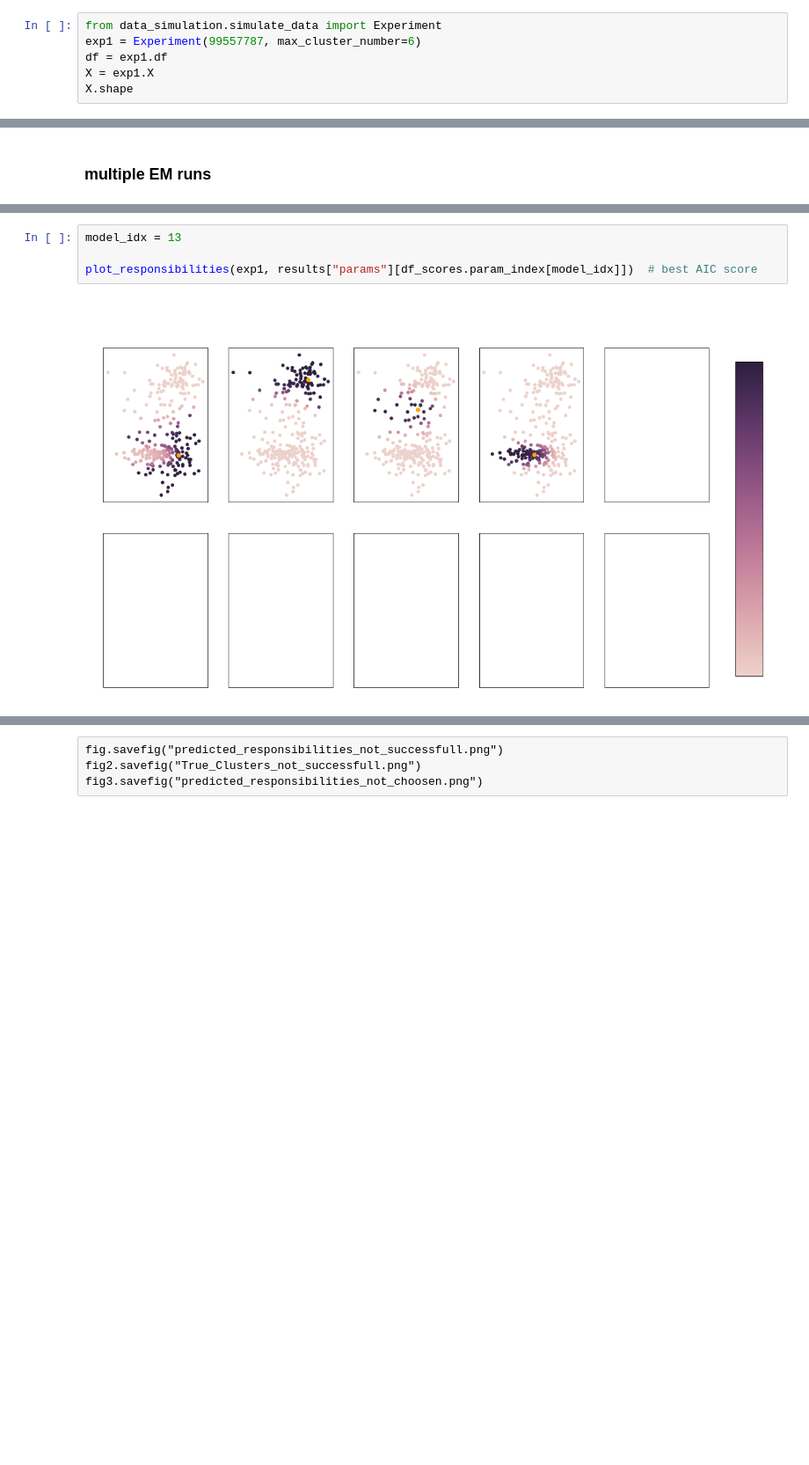
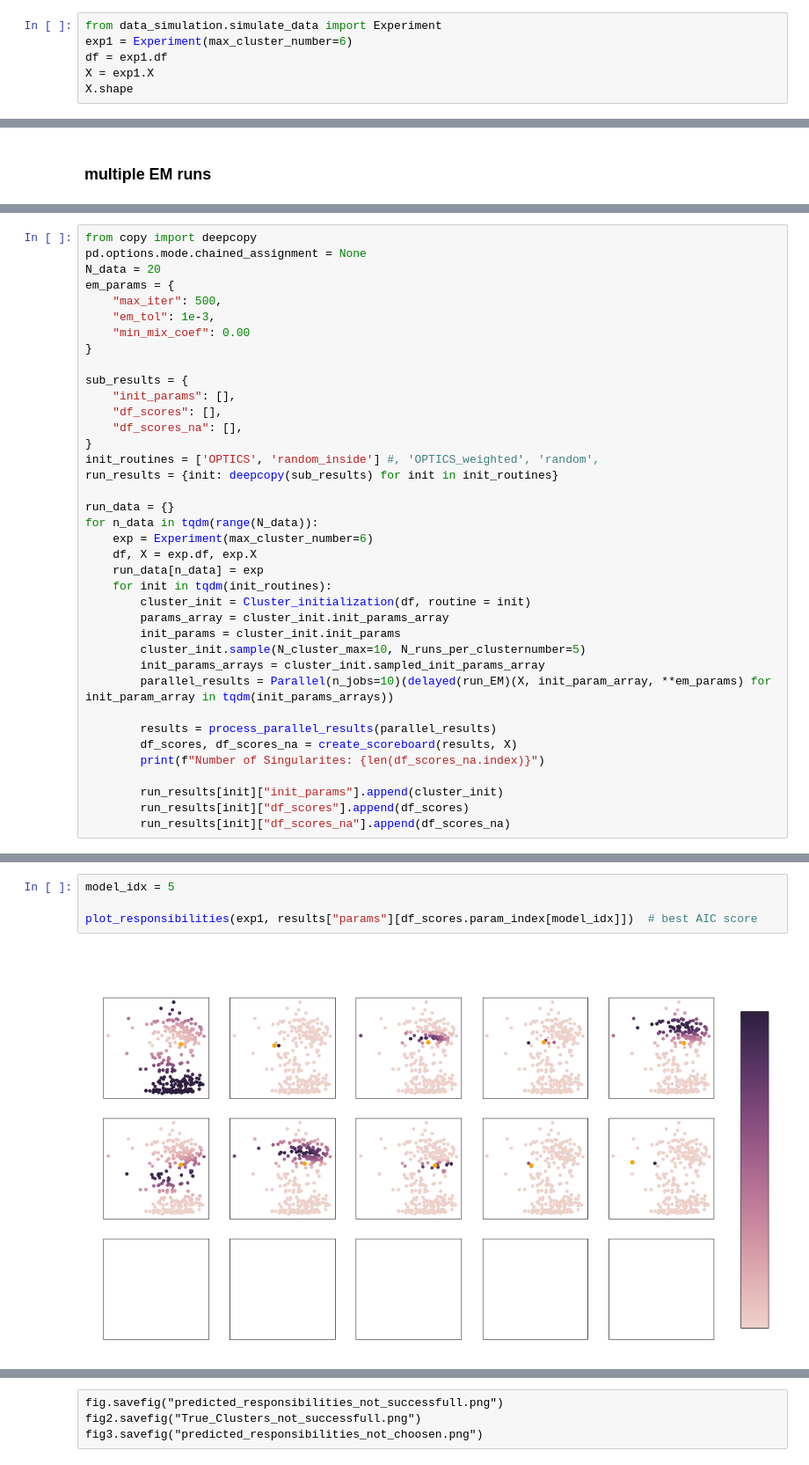
Before and after one commit to Habiger/Cluster_TDDS, a Jupyter notebook: prototyping.ipynb, the cells around one changed output, grey strips where cells are left out. Shown at 88% size. Cells and saved outputs as stored; diff of their text form; blank space fills up the shorter version.

```diff
--- a/prototyping.ipynb
+++ b/prototyping.ipynb
@@ -33,7 +33,7 @@ from plotting.plot_funcs import plot_cluster
 seed = np.random.randint(0, 1e9)
 # %%
 from data_simulation.simulate_data import Experiment
-exp1 = Experiment(99557787, max_cluster_number=6)
+exp1 = Experiment(max_cluster_number=6)
 df = exp1.df
 X = exp1.X
 X.shape
@@ -305,0 +253,38 @@ df_scores.head(40)
+# %%
+from copy import deepcopy
+pd.options.mode.chained_assignment = None
+N_data = 20
+em_params = {
+    "max_iter": 500,
+    "em_tol": 1e-3,
+    "min_mix_coef": 0.00
+}
+
+sub_results = {
+    "init_params": [],
+    "df_scores": [],
+    "df_scores_na": [],
+}
+init_routines = ['OPTICS', 'random_inside'] #, 'OPTICS_weighted', 'random',
+run_results = {init: deepcopy(sub_results) for init in init_routines}
+
+run_data = {}
+for n_data in tqdm(range(N_data)):
+    exp = Experiment(max_cluster_number=6)
+    df, X = exp.df, exp.X
+    run_data[n_data] = exp
+    for init in tqdm(init_routines):
+        cluster_init = Cluster_initialization(df, routine = init)
+        params_array = cluster_init.init_params_array
+        init_params = cluster_init.init_params
+        cluster_init.sample(N_cluster_max=10, N_runs_per_clusternumber=5)
+        init_params_arrays = cluster_init.sampled_init_params_array
+        parallel_results = Parallel(n_jobs=10)(delayed(run_EM)(X, init_param_array, **em_params) for init_param_array in tqdm(init_params_arrays))
+
+        results = process_parallel_results(parallel_results)
+        df_scores, df_scores_na = create_scoreboard(results, X)
+        print(f"Number of Singularites: {len(df_scores_na.index)}")
+
+        run_results[init]["init_params"].append(cluster_init)
+        run_results[init]["df_scores"].append(df_scores)
+        run_results[init]["df_scores_na"].append(df_scores_na)
@@ -306,6 +334,6 @@ df_scores.head(40)
 # %%
-model_idx = 13
+model_idx = 5
 
 plot_responsibilities(exp1, results["params"][df_scores.param_index[model_idx]])  # best AIC score
 # %% [output]
-[figure, old version]
+[figure, new version]
```
Also changed, not shown: parts of 17 cells of this notebook, 9 other files.
